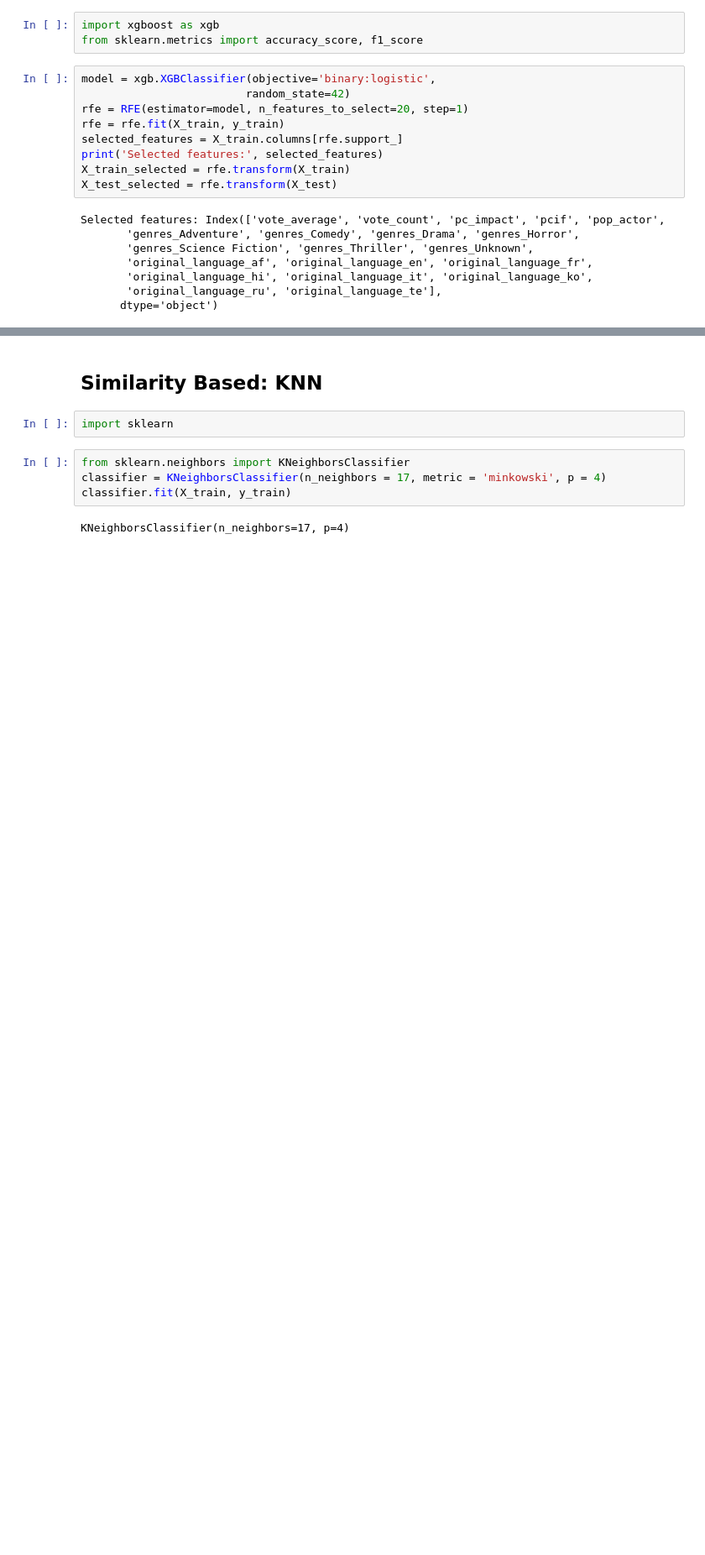
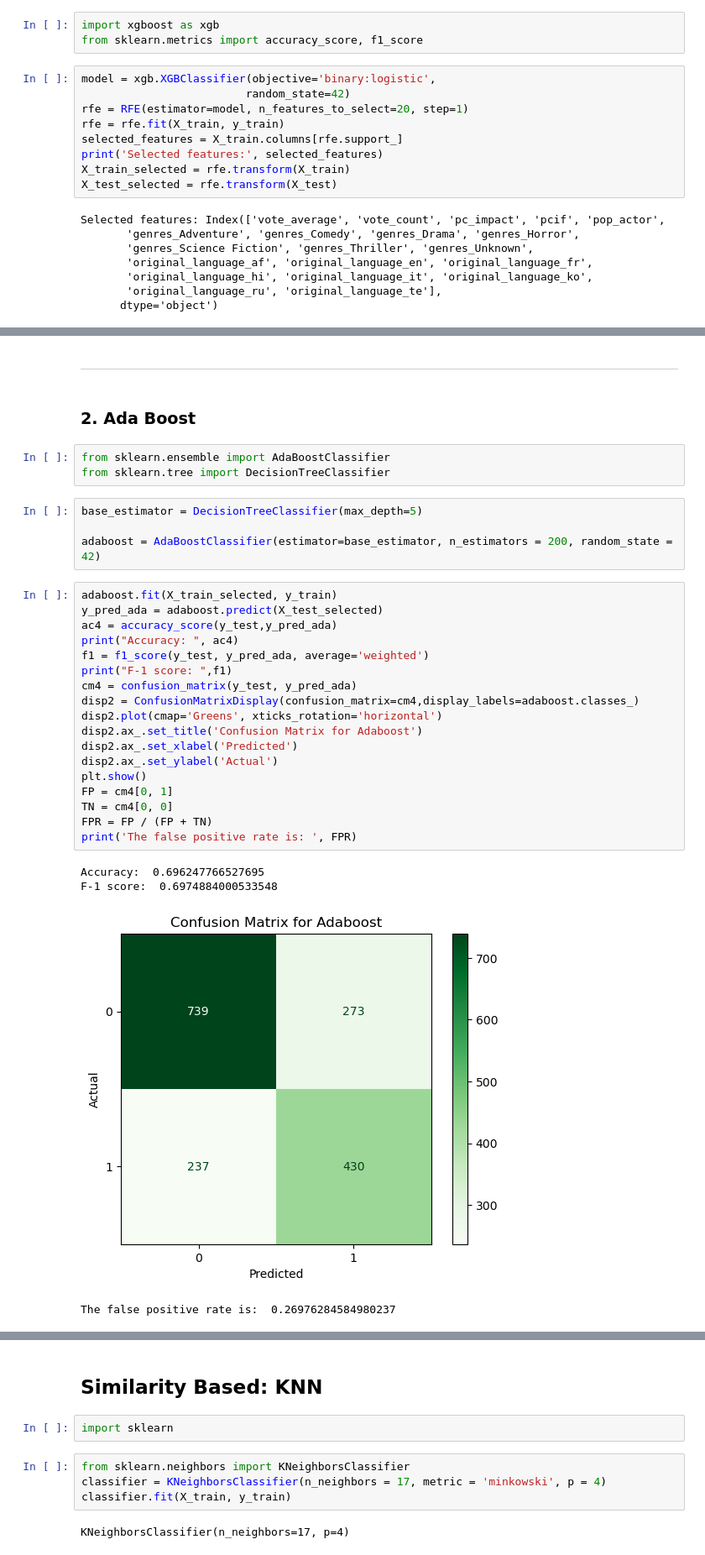
Before and after one commit to Samk104/Cinemalytics, a Jupyter notebook: Cinemalytics_Model.ipynb, the cells around one changed output, grey strips where cells are left out. Shown at 84% size. Drawn from its saved outputs; the diff is of its cells as text; blank space fills up the shorter version.

```diff
--- a/Cinemalytics_Model.ipynb
+++ b/Cinemalytics_Model.ipynb
@@ -487,0 +489,34 @@ The false positive rate is:  0.2015810276679842
+# %% [markdown]
+*********************************************************************
+# %% [markdown]
+<h3>2. Ada Boost</h3>
+# %%
+from sklearn.ensemble import AdaBoostClassifier
+from sklearn.tree import DecisionTreeClassifier
+# %%
+base_estimator = DecisionTreeClassifier(max_depth=5)
+
+adaboost = AdaBoostClassifier(estimator=base_estimator, n_estimators = 200, random_state = 42)
+# %%
+adaboost.fit(X_train_selected, y_train)
+y_pred_ada = adaboost.predict(X_test_selected)
+ac4 = accuracy_score(y_test,y_pred_ada)
+print("Accuracy: ", ac4)
+f1 = f1_score(y_test, y_pred_ada, average='weighted')
+print("F-1 score: ",f1)
+cm4 = confusion_matrix(y_test, y_pred_ada)
+disp2 = ConfusionMatrixDisplay(confusion_matrix=cm4,display_labels=adaboost.classes_)
+disp2.plot(cmap='Greens', xticks_rotation='horizontal')
+disp2.ax_.set_title('Confusion Matrix for Adaboost')
+disp2.ax_.set_xlabel('Predicted')
+disp2.ax_.set_ylabel('Actual')
+plt.show()
+FP = cm4[0, 1]
+TN = cm4[0, 0]
+FPR = FP / (FP + TN)
+print('The false positive rate is: ', FPR)
+# %% [output]
+Accuracy:  0.696247766527695
+F-1 score:  0.6974884000533548
+[figure, added]
+The false positive rate is:  0.26976284584980237
```
Also changed, not shown: parts of 19 cells of this notebook.
